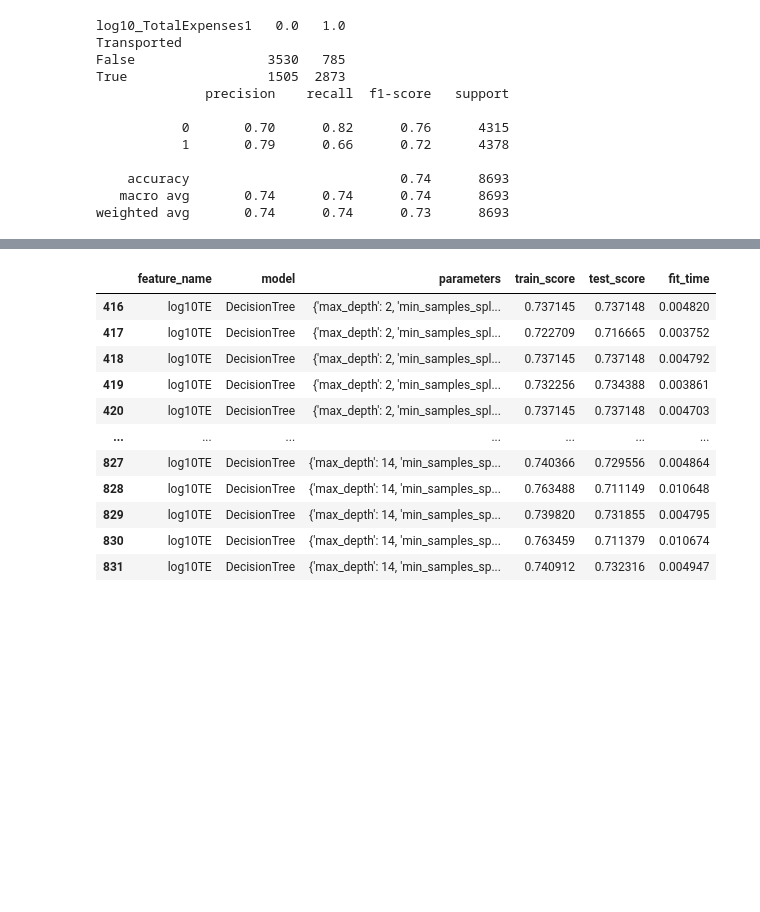
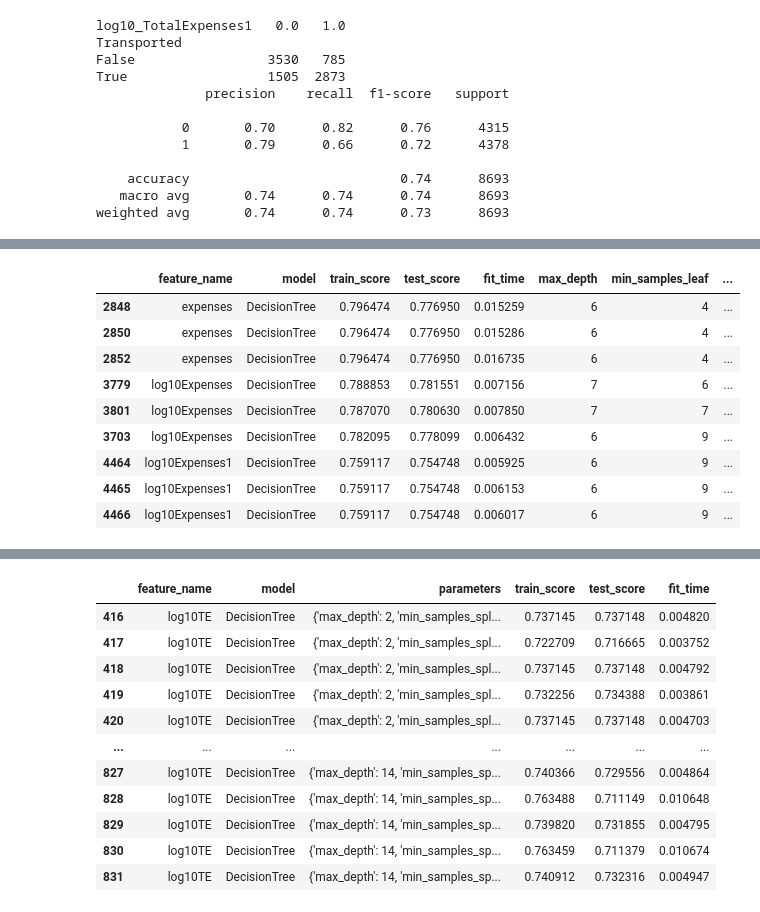
Before and after one commit to mapardo-lab/spaceshipTitanic, a Jupyter notebook: ModelTraining.ipynb, the cells around one changed output, grey strips where cells are left out. Cells and saved outputs as stored; diff of their text form; code cells hidden in the pictures; blank space fills up the shorter version.

```diff
--- a/ModelTraining.ipynb
+++ b/ModelTraining.ipynb
@@ -220,0 +194,17 @@ expand_parameters(df_max)
+# %%
+df = pd.DataFrame(results).drop(['features'], axis=1)
+df_sel = df[df['feature_name'].isin(['expenses','log10Expenses','log10Expenses1'])]
+df_max3 = df_sel.sort_values(['feature_name', 'test_score'], ascending=[True, False]).groupby('feature_name').head(3)
+
+expand_parameters(df_max3)
+# %% [output]
+|  | feature_name | model | train_score | test_score | fit_time | max_depth | min_samples_leaf | ... |
+| 2848 | expenses | DecisionTree | 0.796474 | 0.776950 | 0.015259 | 6 | 4 | ... |
+| 2850 | expenses | DecisionTree | 0.796474 | 0.776950 | 0.015286 | 6 | 4 | ... |
+| 2852 | expenses | DecisionTree | 0.796474 | 0.776950 | 0.016735 | 6 | 4 | ... |
+| 3779 | log10Expenses | DecisionTree | 0.788853 | 0.781551 | 0.007156 | 7 | 6 | ... |
+| 3801 | log10Expenses | DecisionTree | 0.787070 | 0.780630 | 0.007850 | 7 | 7 | ... |
+| 3703 | log10Expenses | DecisionTree | 0.782095 | 0.778099 | 0.006432 | 6 | 9 | ... |
+| 4464 | log10Expenses1 | DecisionTree | 0.759117 | 0.754748 | 0.005925 | 6 | 9 | ... |
+| 4465 | log10Expenses1 | DecisionTree | 0.759117 | 0.754748 | 0.006153 | 6 | 9 | ... |
+| 4466 | log10Expenses1 | DecisionTree | 0.759117 | 0.754748 | 0.006017 | 6 | 9 | ... |
```
Also changed, not shown: parts of 21 cells of this notebook, 1 other file.
